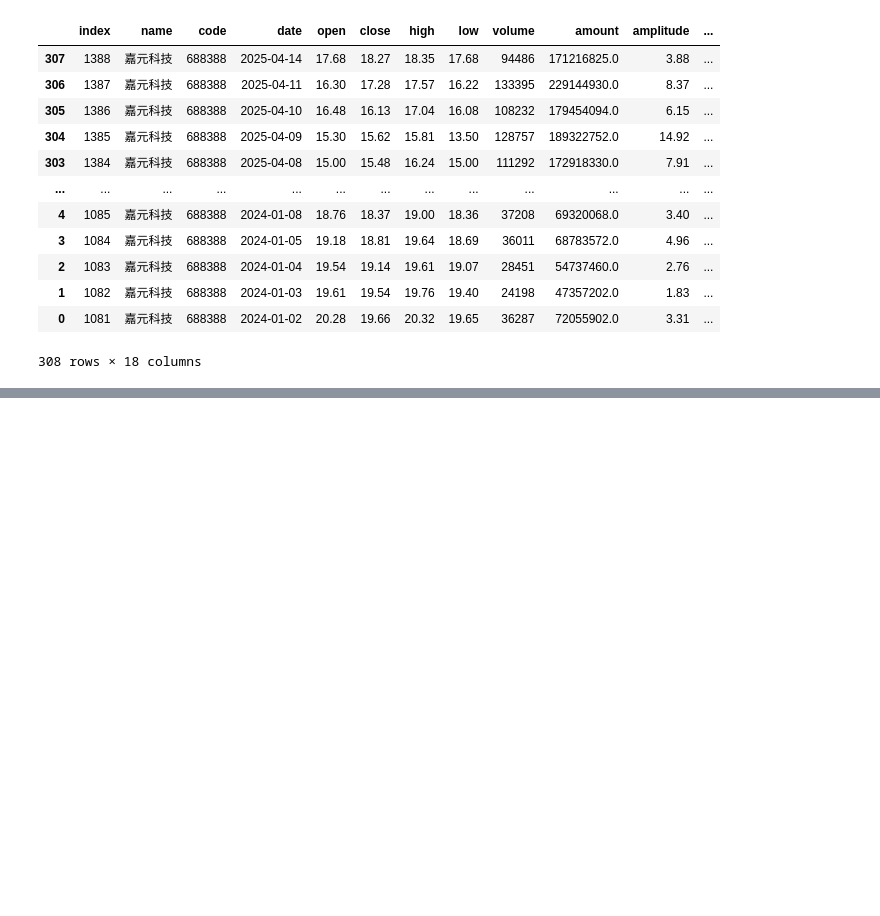
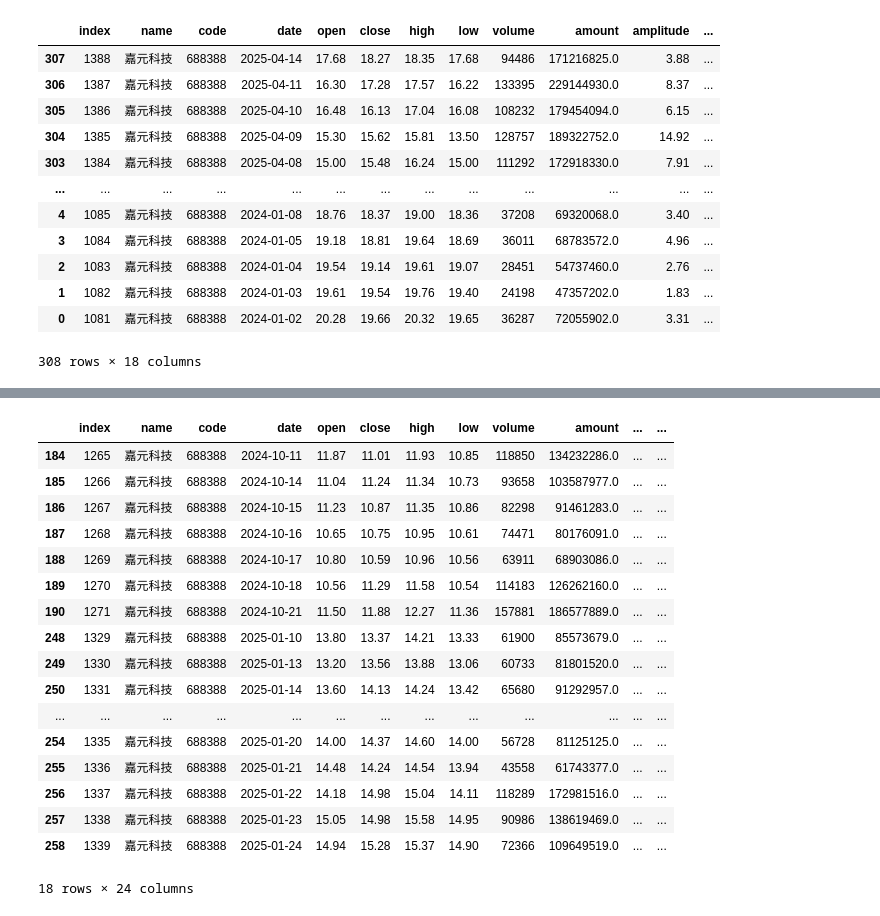
Before and after one commit to bpig/stk, a Jupyter notebook: efin/once.ipynb, the cells around one changed output, grey strips where cells are left out. Cells and saved outputs as stored; diff of their text form; code cells hidden in the pictures; blank space fills up the shorter version.

```diff
--- a/efin/once.ipynb
+++ b/efin/once.ipynb
@@ -201,0 +143,21 @@ o24[::-1]
+# %%
+o24.query('abs(smooth) <= 0.02')
+# %% [output]
+|  | index | name | code | date | open | close | high | low | volume | amount | ... | ... |
+| 184 | 1265 | 嘉元科技 | 688388 | 2024-10-11 | 11.87 | 11.01 | 11.93 | 10.85 | 118850 | 134232286.0 | ... | ... |
+| 185 | 1266 | 嘉元科技 | 688388 | 2024-10-14 | 11.04 | 11.24 | 11.34 | 10.73 | 93658 | 103587977.0 | ... | ... |
+| 186 | 1267 | 嘉元科技 | 688388 | 2024-10-15 | 11.23 | 10.87 | 11.35 | 10.86 | 82298 | 91461283.0 | ... | ... |
+| 187 | 1268 | 嘉元科技 | 688388 | 2024-10-16 | 10.65 | 10.75 | 10.95 | 10.61 | 74471 | 80176091.0 | ... | ... |
+| 188 | 1269 | 嘉元科技 | 688388 | 2024-10-17 | 10.80 | 10.59 | 10.96 | 10.56 | 63911 | 68903086.0 | ... | ... |
+| 189 | 1270 | 嘉元科技 | 688388 | 2024-10-18 | 10.56 | 11.29 | 11.58 | 10.54 | 114183 | 126262160.0 | ... | ... |
+| 190 | 1271 | 嘉元科技 | 688388 | 2024-10-21 | 11.50 | 11.88 | 12.27 | 11.36 | 157881 | 186577889.0 | ... | ... |
+| 248 | 1329 | 嘉元科技 | 688388 | 2025-01-10 | 13.80 | 13.37 | 14.21 | 13.33 | 61900 | 85573679.0 | ... | ... |
+| 249 | 1330 | 嘉元科技 | 688388 | 2025-01-13 | 13.20 | 13.56 | 13.88 | 13.06 | 60733 | 81801520.0 | ... | ... |
+| 250 | 1331 | 嘉元科技 | 688388 | 2025-01-14 | 13.60 | 14.13 | 14.24 | 13.42 | 65680 | 91292957.0 | ... | ... |
+| ... | ... | ... | ... | ... | ... | ... | ... | ... | ... | ... | ... | ... |
+| 254 | 1335 | 嘉元科技 | 688388 | 2025-01-20 | 14.00 | 14.37 | 14.60 | 14.00 | 56728 | 81125125.0 | ... | ... |
+| 255 | 1336 | 嘉元科技 | 688388 | 2025-01-21 | 14.48 | 14.24 | 14.54 | 13.94 | 43558 | 61743377.0 | ... | ... |
+| 256 | 1337 | 嘉元科技 | 688388 | 2025-01-22 | 14.18 | 14.98 | 15.04 | 14.11 | 118289 | 172981516.0 | ... | ... |
+| 257 | 1338 | 嘉元科技 | 688388 | 2025-01-23 | 15.05 | 14.98 | 15.58 | 14.95 | 90986 | 138619469.0 | ... | ... |
+| 258 | 1339 | 嘉元科技 | 688388 | 2025-01-24 | 14.94 | 15.28 | 15.37 | 14.90 | 72366 | 109649519.0 | ... | ... |
+18 rows × 24 columns
```
Also changed, not shown: parts of 12 cells of this notebook, 2 other files.
